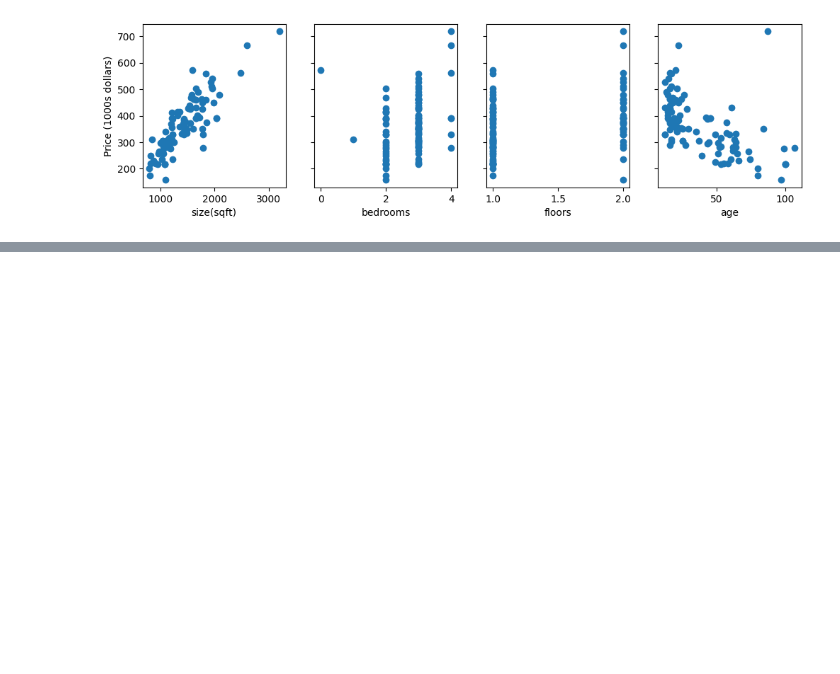
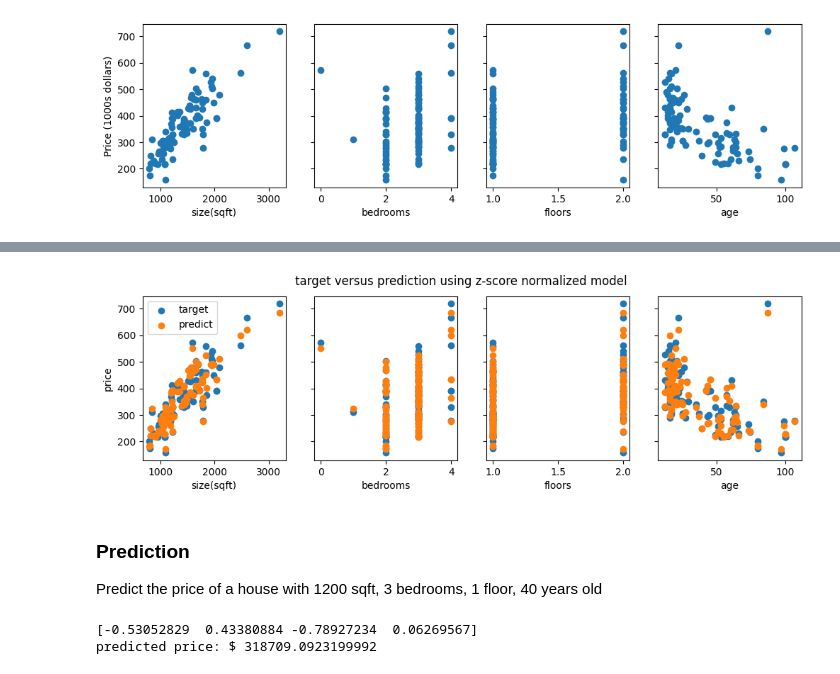
Before and after one commit to hungbui0416/my-ml, a Jupyter notebook: linear-regression/mutiple-features-linear-regression/Feature_Scaling_and_Learning_Rate.ipynb, the cells around one changed output, grey strips where cells are left out. Saved outputs shown, nothing was run; the diff lists cells and outputs as text; code cells hidden in the pictures; blank space fills up the shorter version.

```diff
--- a/linear-regression/mutiple-features-linear-regression/Feature_Scaling_and_Learning_Rate.ipynb
+++ b/linear-regression/mutiple-features-linear-regression/Feature_Scaling_and_Learning_Rate.ipynb
@@ -71,0 +198,6 @@ Text(0, 0.5, 'cost')
+# %%
+alpha = 1e-1
+iterations = 1000
+
+w_norm, b_norm, J_hist_norm = gradient_descent_houses(X_normalized, y_train, initial_w, initial_b, alpha, iterations)
+print(f"w,b found by gradient descent: w: {w_out}, b: {b_out:0.2f}")
@@ -71,0 +218,34 @@ Text(0, 0.5, 'cost')
+# %%
+# prediction using normalized features
+n = X_normalized.shape[0]
+y_hat = np.zeros(n)
+
+for i in range(n):
+    y_hat[i] = np.dot(w_norm, X_normalized[i]) + b_norm
+
+# plot predictions versus target values over original features
+fig, ax = plt.subplots(1, 4, figsize=(12, 3), sharey=True)
+for i in range((len(ax))):
+    ax[i].scatter(X_train[:, i], y_train, label='target')
+    ax[i].scatter(X_train[:, i], y_hat, label='predict')
+    ax[i].set_xlabel(X_features[i])
+ax[0].set_ylabel('price')
+ax[0].legend()
+
+fig.suptitle('target versus prediction using z-score normalized model')
+plt.show()
+# %% [output]
+[figure, added]
+# %% [markdown]
+### Prediction
+
+Predict the price of a house with 1200 sqft, 3 bedrooms, 1 floor, 40 years old
+# %%
+x_house = np.array([1200, 3, 1, 40])
+x_house_norm = (x_house - mu) / sigma
+print(x_house_norm)
+predicted_y = np.dot(w_norm, x_house_norm) + b_norm
+print('predicted price: $', predicted_y * 1000)
+# %% [output]
+[-0.53052829  0.43380884 -0.78927234  0.06269567]
+predicted price: $ 318709.0923199992
```
Also changed, not shown: parts of 15 cells of this notebook, 9 other files.
